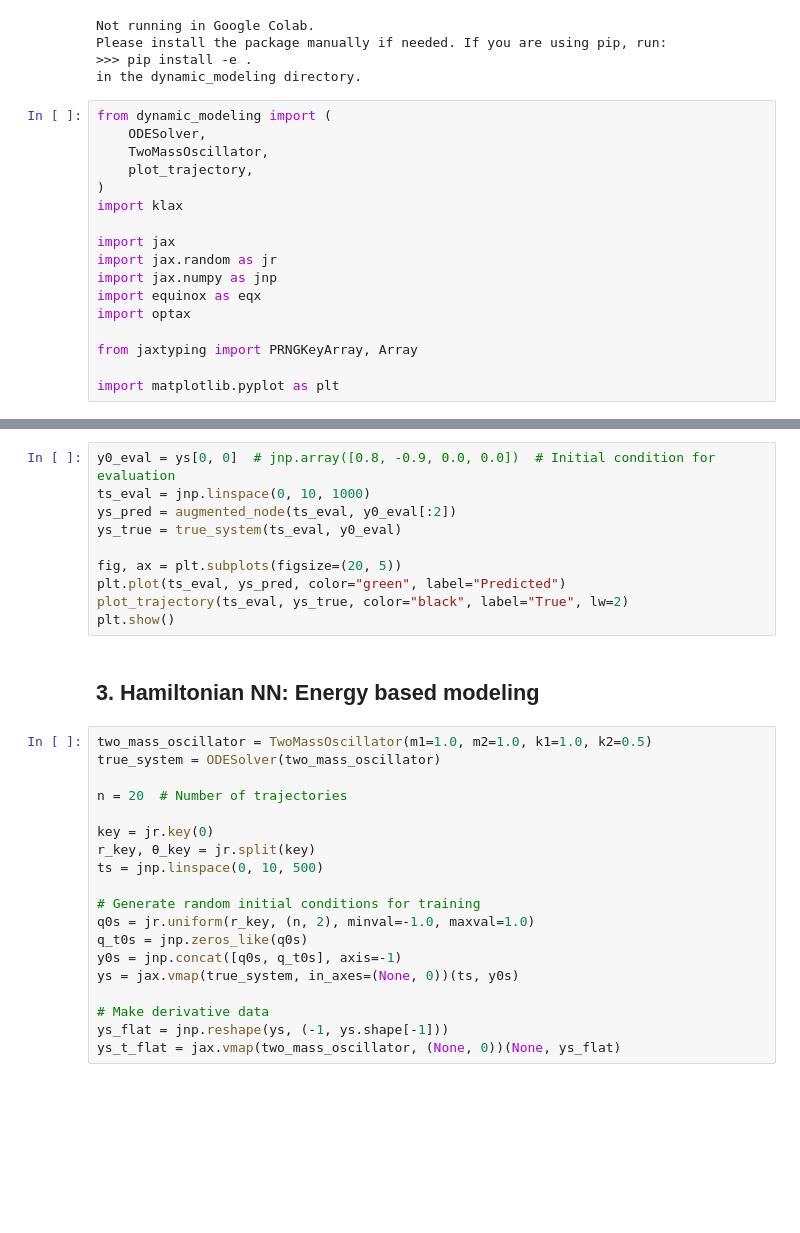
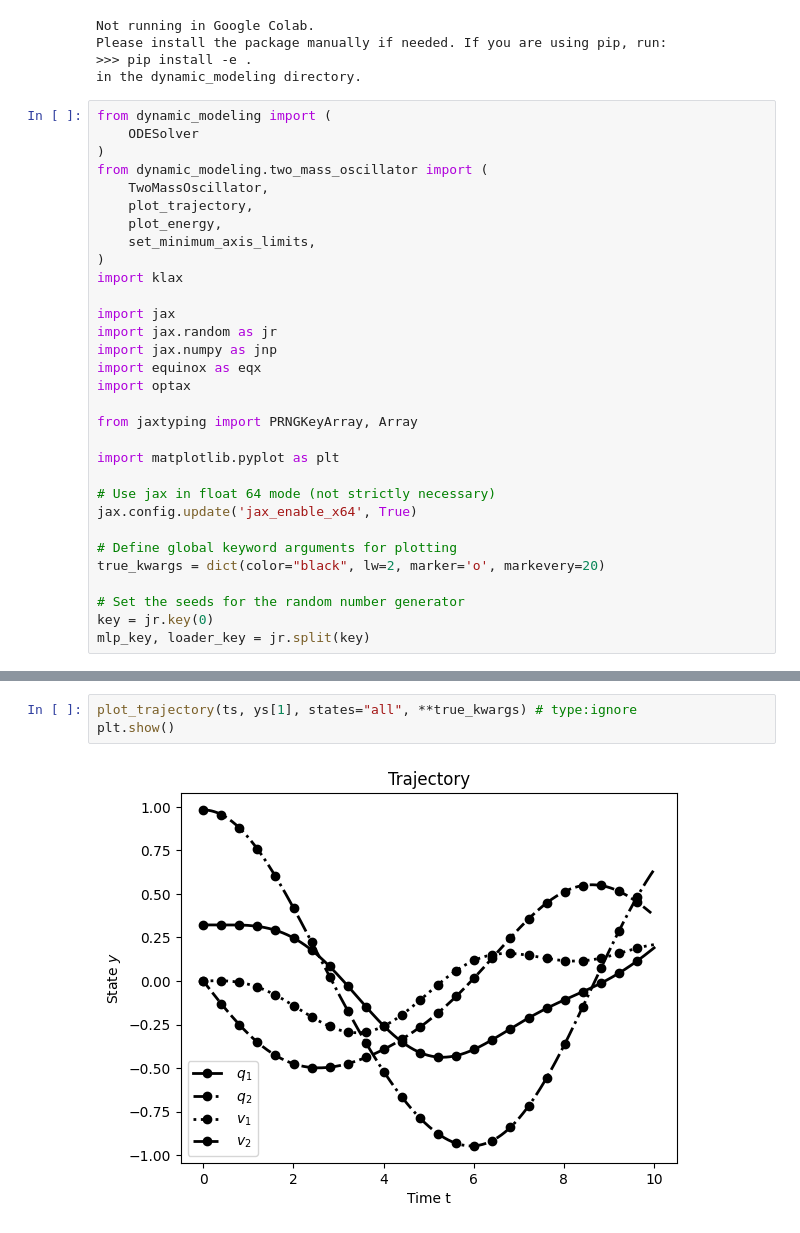
Before and after one commit to Drenderer/LecturePhysicsAwareML, a Jupyter notebook: dynamic_modeling/notebooks/two_mass_oscillator.ipynb, the cells around one changed output, grey strips where cells are left out. Cells and saved outputs as stored; diff of their text form; blank space fills up the shorter version.

```diff
--- a/dynamic_modeling/notebooks/two_mass_oscillator.ipynb
+++ b/dynamic_modeling/notebooks/two_mass_oscillator.ipynb
@@ -46,9 +46,13 @@ Please install the package manually if needed. If you are using pip, run:
 in the dynamic_modeling directory.
 # %%
 from dynamic_modeling import (
-    ODESolver,
+    ODESolver
+)
+from dynamic_modeling.two_mass_oscillator import (
     TwoMassOscillator,
     plot_trajectory,
+    plot_energy,
+    set_minimum_axis_limits,
 )
 import klax
 
@@ -61,3 +65,13 @@ import optax
 from jaxtyping import PRNGKeyArray, Array
 
 import matplotlib.pyplot as plt
+
+# Use jax in float 64 mode (not strictly necessary)
+jax.config.update('jax_enable_x64', True)
+
+# Define global keyword arguments for plotting
+true_kwargs = dict(color="black", lw=2, marker='o', markevery=20)
+
+# Set the seeds for the random number generator
+key = jr.key(0)
+mlp_key, loader_key = jr.split(key)
@@ -209,31 +156,5 @@ hist.plot()
-# %%
-y0_eval = ys[0, 0]  # jnp.array([0.8, -0.9, 0.0, 0.0])  # Initial condition for evaluation
-ts_eval = jnp.linspace(0, 10, 1000)
-ys_pred = augmented_node(ts_eval, y0_eval[:2])
-ys_true = true_system(ts_eval, y0_eval)
-
-fig, ax = plt.subplots(figsize=(20, 5))
-plt.plot(ts_eval, ys_pred, color="green", label="Predicted")
-plot_trajectory(ts_eval, ys_true, color="black", label="True", lw=2)
-plt.show()
-# %% [markdown]
-## 3. Hamiltonian NN: Energy based modeling
-# %%
-two_mass_oscillator = TwoMassOscillator(m1=1.0, m2=1.0, k1=1.0, k2=0.5)
-true_system = ODESolver(two_mass_oscillator)
-
-n = 20  # Number of trajectories
-
-key = jr.key(0)
-r_key, θ_key = jr.split(key)
-ts = jnp.linspace(0, 10, 500)
-
-# Generate random initial conditions for training
-q0s = jr.uniform(r_key, (n, 2), minval=-1.0, maxval=1.0)
-q_t0s = jnp.zeros_like(q0s)
-y0s = jnp.concat([q0s, q_t0s], axis=-1)
-ys = jax.vmap(true_system, in_axes=(None, 0))(ts, y0s)
-
-# Make derivative data
-ys_flat = jnp.reshape(ys, (-1, ys.shape[-1]))
-ys_t_flat = jax.vmap(two_mass_oscillator, (None, 0))(None, ys_flat)
+# %%
+plot_trajectory(ts, ys[1], states="all", **true_kwargs) # type:ignore
+plt.show()
+# %% [output]
+[figure, added]
```
Also changed, not shown: parts of 25 cells of this notebook, 2 other files.
